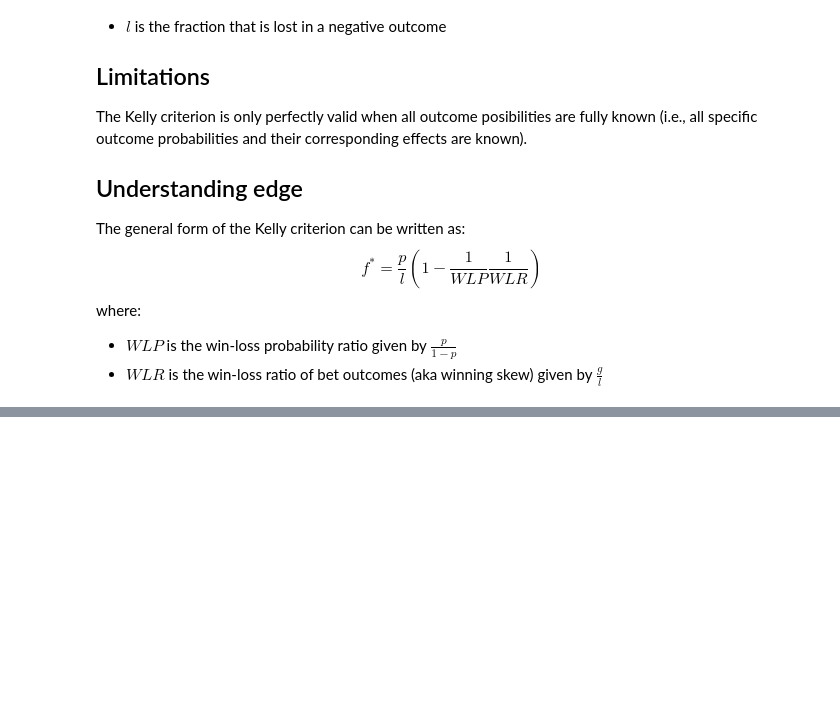
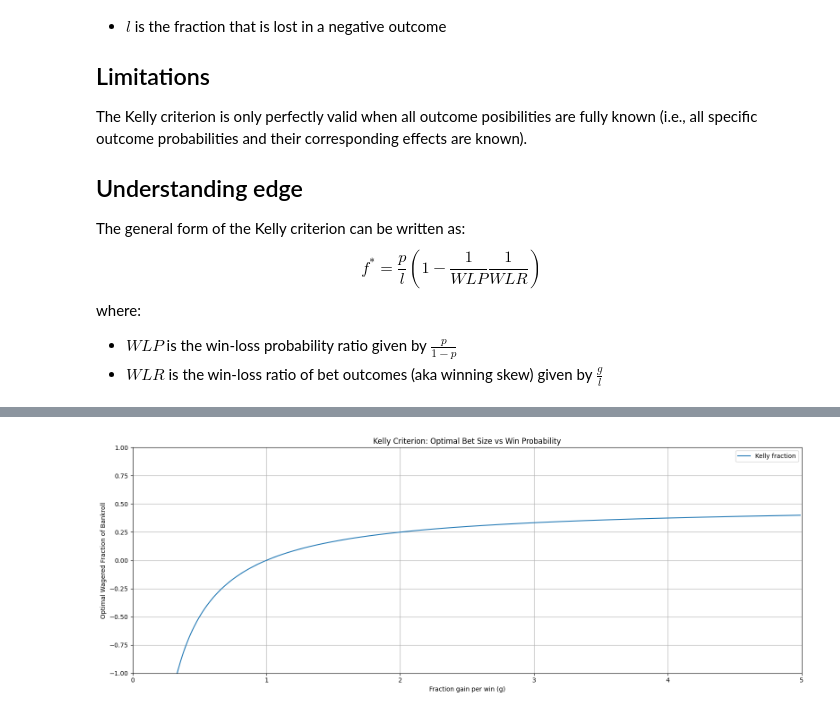
Before and after one commit to olivcho/kelly-criterion, a Jupyter notebook: main.ipynb, the cells around one changed output, grey strips where cells are left out. Cells and saved outputs as stored; diff of their text form; code cells hidden in the pictures; blank space fills up the shorter version.

```diff
--- a/main.ipynb
+++ b/main.ipynb
@@ -79,0 +79,40 @@ plt.show()
+# %%
+# Kelly simulation given changing g
+
+generated_data = pd.DataFrame(columns=['g', 'WLP', 'WLR', 'f*'])
+
+for g in np.arange(0.01, 5, 0.01):
+    p = 0.5
+    q = 1 - p
+    l = 1 # loss per loss
+
+    WLP = p/q
+    WLR = g/l
+
+    f_star = (p/l) * (1 - (1/WLP) * (1/WLR))
+
+    new_data = pd.DataFrame({
+        'g': [g],
+        'WLP': [WLP],
+        'WLR': [WLR],
+        'f*': [f_star]
+    })
+
+    generated_data = pd.concat([generated_data, new_data], ignore_index=True)
+
+fig, ax1 = plt.subplots(figsize=(16, 6))
+
+# Plot 1: f* vs Win Probability (p)
+ax1.set_xlabel('Fraction gain per win (g)')
+ax1.set_ylabel('Optimal Wagered Fraction of Bankroll')
+ax1.set_title('Kelly Criterion: Optimal Bet Size vs Win Probability')
+ax1.grid(True)
+ax1.plot(generated_data['g'], generated_data['f*'], label='Kelly fraction')
+ax1.set_xlim(0, 5)
+ax1.set_ylim(-1, 1)
+ax1.legend()
+
+plt.tight_layout()
+plt.show()
+# %% [output]
+[figure, added]
```
Also changed, not shown: parts of 4 cells of this notebook.
